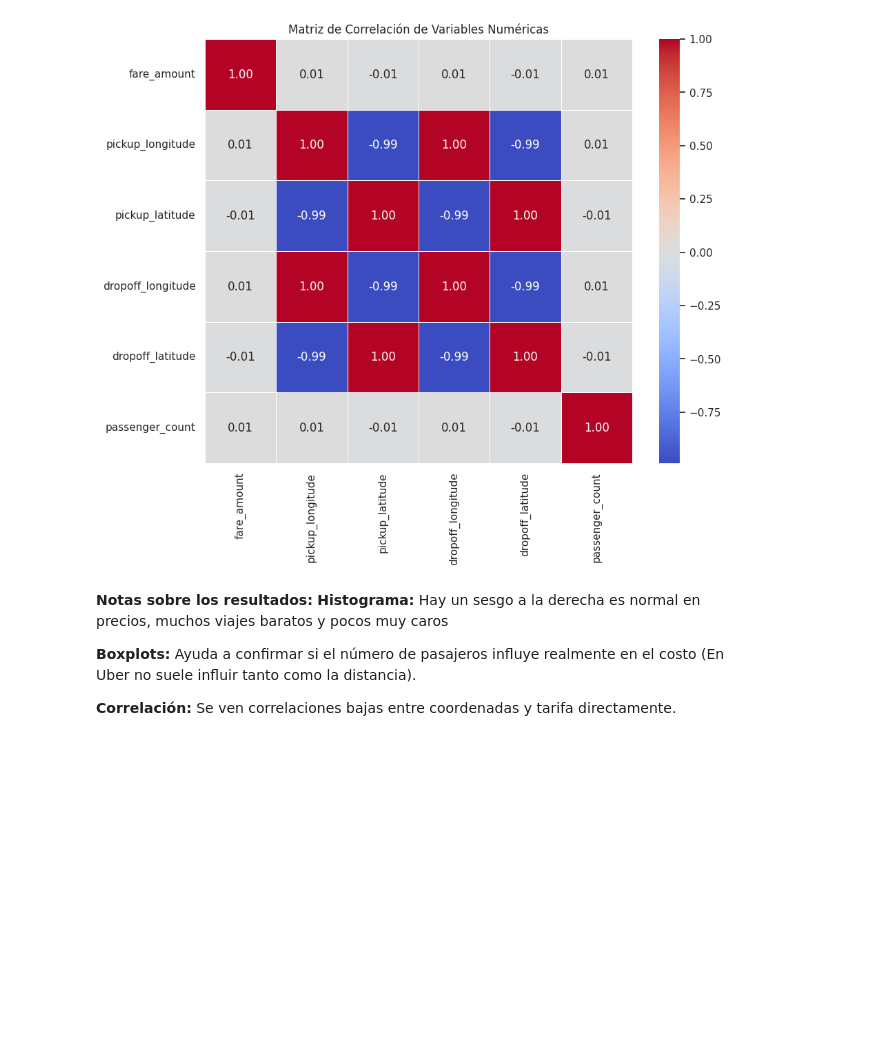
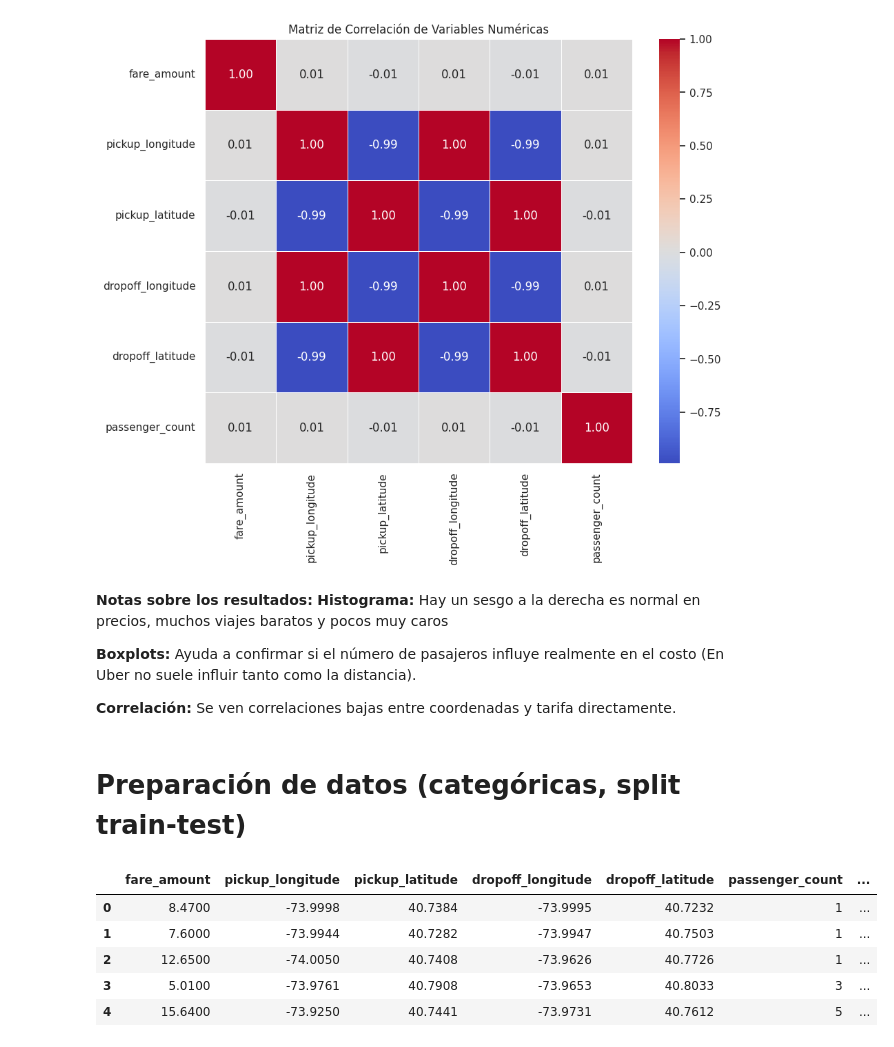
Before and after one commit to LucasD1az/AA1-TUIA-2026C1-Anianios-DiazCelauro-Tardugno, a Jupyter notebook: TP-regresion-AA1.ipynb, the cells around one changed output. Drawn from its saved outputs; the diff is of its cells as text; code cells hidden in the pictures; blank space fills up the shorter version.

Commit message:
Nueva sección: preparación de datos

```diff
--- a/TP-regresion-AA1.ipynb
+++ b/TP-regresion-AA1.ipynb
@@ -426,3 +417,27 @@ plt.show()
 **Boxplots:** Ayuda a confirmar si el número de pasajeros influye realmente en el costo (En Uber no suele influir tanto como la distancia).
 
 **Correlación:** Se ven correlaciones bajas entre coordenadas y tarifa directamente.
+# %% [markdown]
+# Preparación de datos (categóricas, split train-test)
+# %%
+# Partimos de nuestro dataset limpio
+df_modelo = df_limpio.copy()
+# %%
+# Transformamos fechas en variables útiles para el modelo y se suman al dataset
+df_modelo["pickup_datetime"] = pd.to_datetime(df_modelo["pickup_datetime"])
+df_modelo["year"] = df_modelo["pickup_datetime"].dt.year
+df_modelo["month"] = df_modelo["pickup_datetime"].dt.month
+df_modelo["day"] = df_modelo["pickup_datetime"].dt.day
+df_modelo["hour"] = df_modelo["pickup_datetime"].dt.hour
+df_modelo["weekday"] = df_modelo["pickup_datetime"].dt.weekday
+df_modelo = df_modelo.drop(columns=["key", "date", "pickup_datetime"])
+# Codificación de variables categóricas (weekday)
+df_modelo = pd.get_dummies(df_modelo, columns=["weekday"], drop_first=True, dtype=int)
+df_modelo.head()
+# %% [output]
+|  | fare_amount | pickup_longitude | pickup_latitude | dropoff_longitude | dropoff_latitude | passenger_count | ... |
+| 0 | 8.4700 | -73.9998 | 40.7384 | -73.9995 | 40.7232 | 1 | ... |
+| 1 | 7.6000 | -73.9944 | 40.7282 | -73.9947 | 40.7503 | 1 | ... |
+| 2 | 12.6500 | -74.0050 | 40.7408 | -73.9626 | 40.7726 | 1 | ... |
+| 3 | 5.0100 | -73.9761 | 40.7908 | -73.9653 | 40.8033 | 3 | ... |
+| 4 | 15.6400 | -73.9250 | 40.7441 | -73.9731 | 40.7612 | 5 | ... |
```
Also changed, not shown: parts of 4 cells of this notebook.
